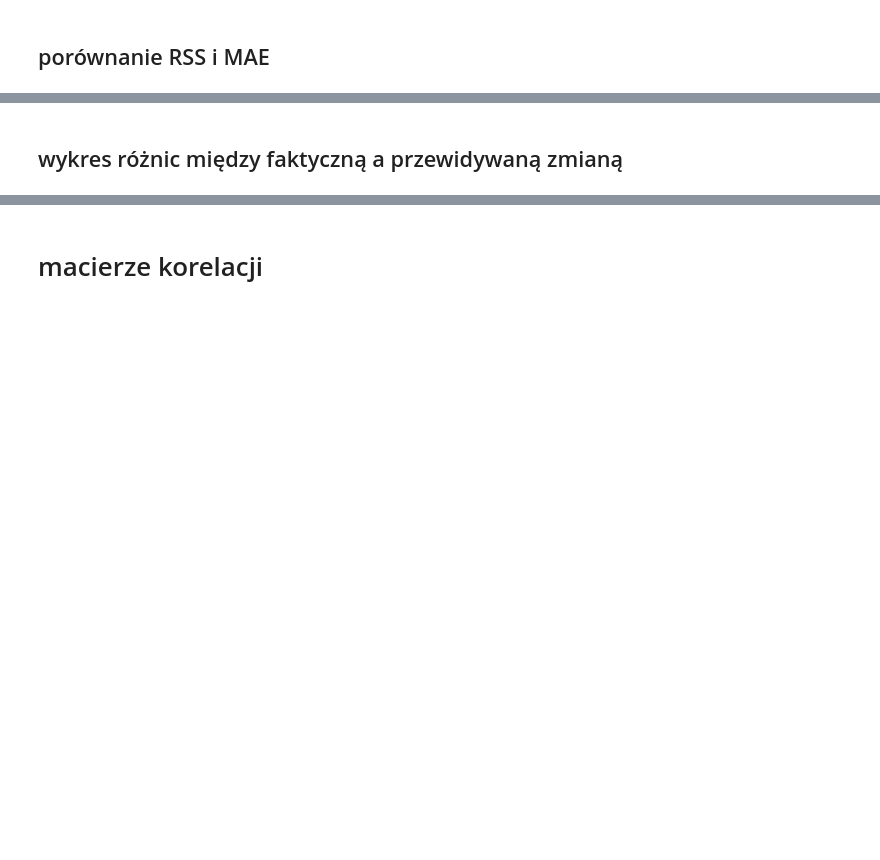
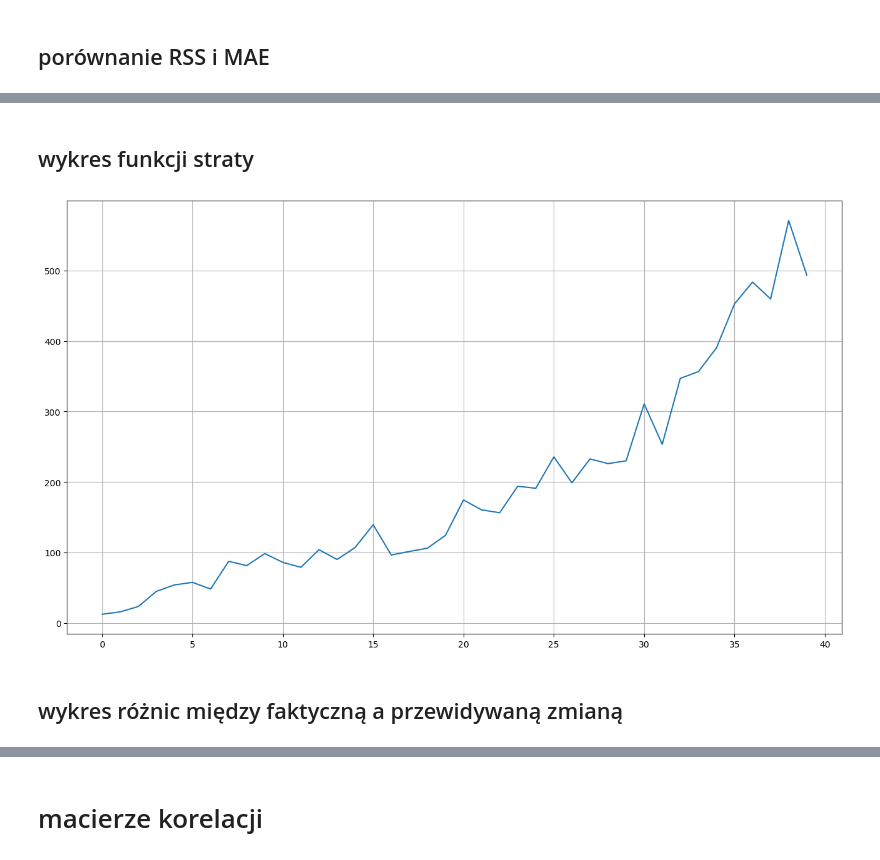
Before and after one commit to szym98/WSB_ML_crypto_model, a Jupyter notebook: Main_CryptoML.ipynb, the cells around one changed output, grey strips where cells are left out. Drawn from its saved outputs; the diff is of its cells as text; code cells hidden in the pictures; blank space fills up the shorter version.

```diff
--- a/Main_CryptoML.ipynb
+++ b/Main_CryptoML.ipynb
@@ -205,5 +226,14 @@ plt.show()
 # %% [markdown]
-## wykres różnic między faktyczną a przewidywaną zmianą
+## wykres funkcji straty
+# %%
+plt.figure(figsize=(16,9))
+plt.plot(loss)
+plt.grid(True)
+plt.show()
+# %% [output]
+[figure, added]
+# %% [markdown]
+## wykres różnic między faktyczną a przewidywaną zmianą
 # %%
 fig, ax = plt.subplots(figsize=(16,9))
 ax.bar(x_temp[-72:], y.iloc[-72:]-predictions[-72:], color="red")
```
Also changed, not shown: parts of 11 cells of this notebook.
